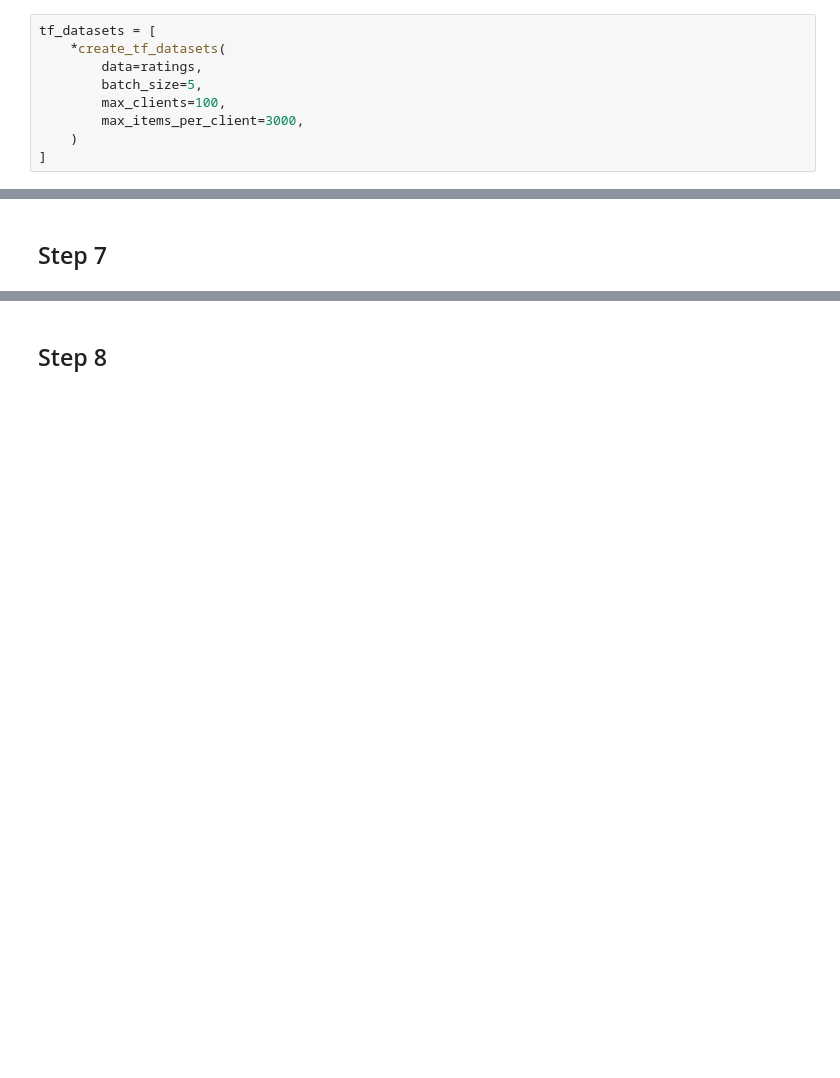
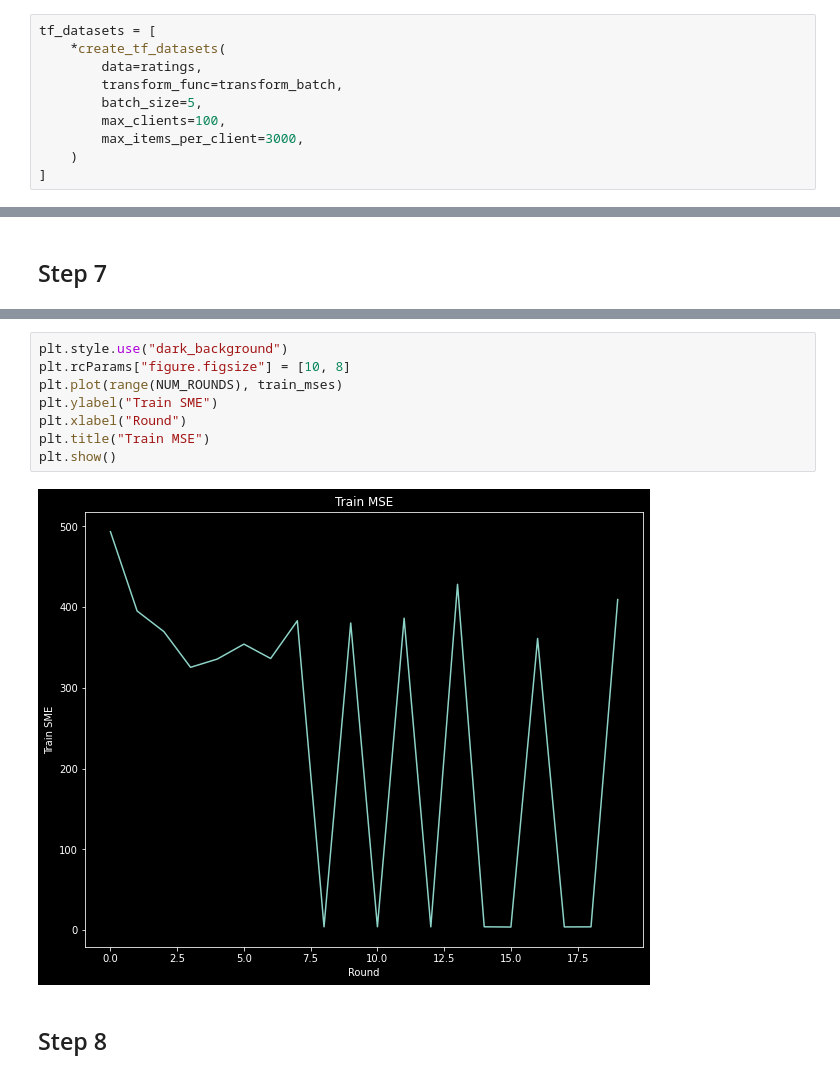
Before and after one commit to ilias-ant/recommender-systems, a Jupyter notebook: federated-learning-based-RS.ipynb, the cells around one changed output, grey strips where cells are left out. Saved outputs shown, nothing was run; the diff lists cells and outputs as text; blank space fills up the shorter version.

```diff
--- a/federated-learning-based-RS.ipynb
+++ b/federated-learning-based-RS.ipynb
@@ -229,6 +230,7 @@ def split_tf_datasets(
 tf_datasets = [
     *create_tf_datasets(
         data=ratings,
+        transform_func=transform_batch,
         batch_size=5,
         max_clients=100,
         max_items_per_client=3000,
@@ -399,3 +537,13 @@ Final Test: OrderedDict([('root_mean_squared_error', 3.807275), ('loss', 14.4953
+# %%
+plt.style.use("dark_background")
+plt.rcParams["figure.figsize"] = [10, 8]
+plt.plot(range(NUM_ROUNDS), train_mses)
+plt.ylabel("Train SME")
+plt.xlabel("Round")
+plt.title("Train MSE")
+plt.show()
+# %% [output]
+[figure, added]
 # %% [markdown]
 ## Step 8
 # %% [markdown]
```
Also changed, not shown: parts of 20 cells of this notebook.
